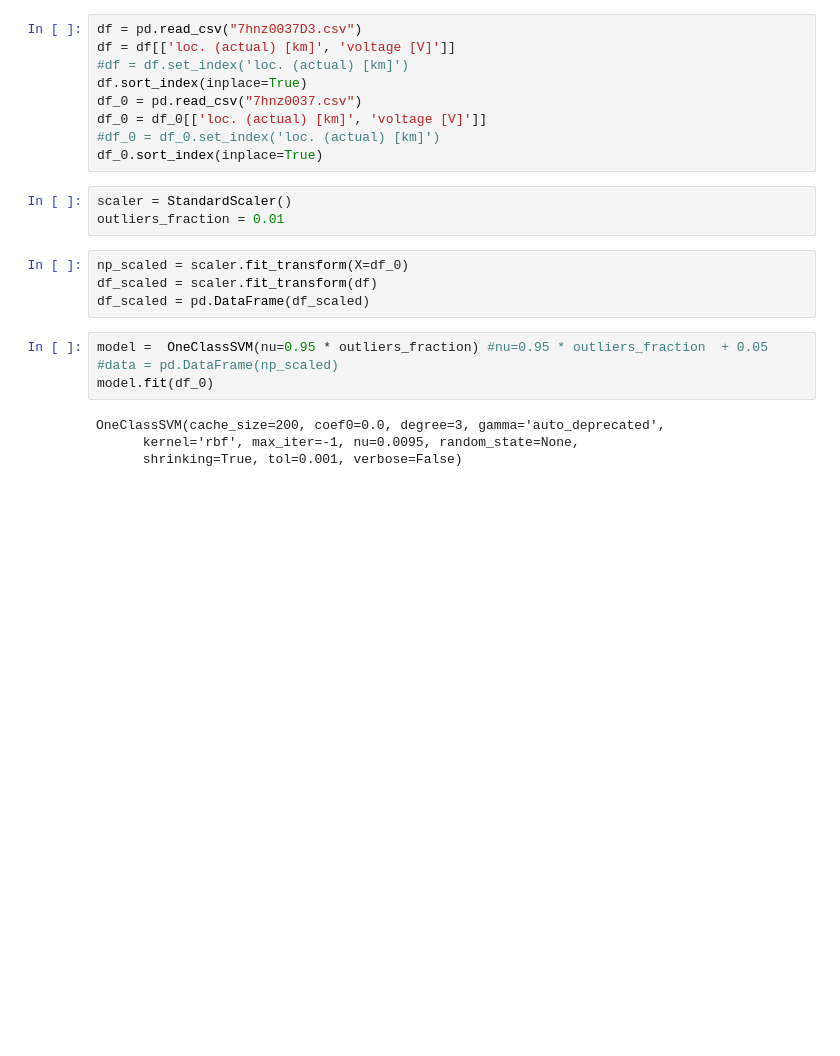
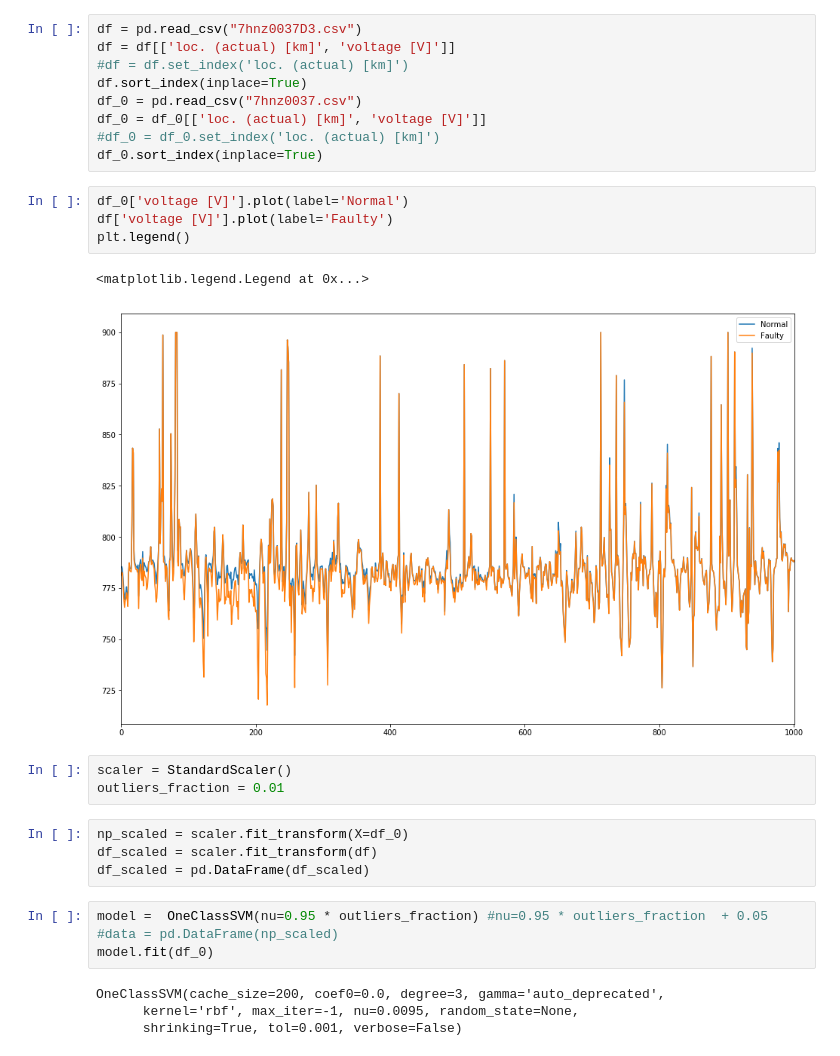
Before and after one commit to aggelstav/projects, a Jupyter notebook: AnomalyDetection/Anomaly detection using OneclassSVM.ipynb, the cells around one changed output. Saved outputs shown, nothing was run; the diff lists cells and outputs as text; blank space fills up the shorter version.

```diff
--- a/AnomalyDetection/Anomaly detection using OneclassSVM.ipynb
+++ b/AnomalyDetection/Anomaly detection using OneclassSVM.ipynb
@@ -14,6 +16,13 @@ df_0 = pd.read_csv("7hnz0037.csv")
 df_0 = df_0[['loc. (actual) [km]', 'voltage [V]']]
 #df_0 = df_0.set_index('loc. (actual) [km]')
 df_0.sort_index(inplace=True)
+# %%
+df_0['voltage [V]'].plot(label='Normal')
+df['voltage [V]'].plot(label='Faulty')
+plt.legend()
+# %% [output]
+<matplotlib.legend.Legend at 0x...>
+[figure, added]
 # %%
 scaler = StandardScaler()
 outliers_fraction = 0.01
```
Also changed, not shown: parts of 5 cells of this notebook, 13 other files.
